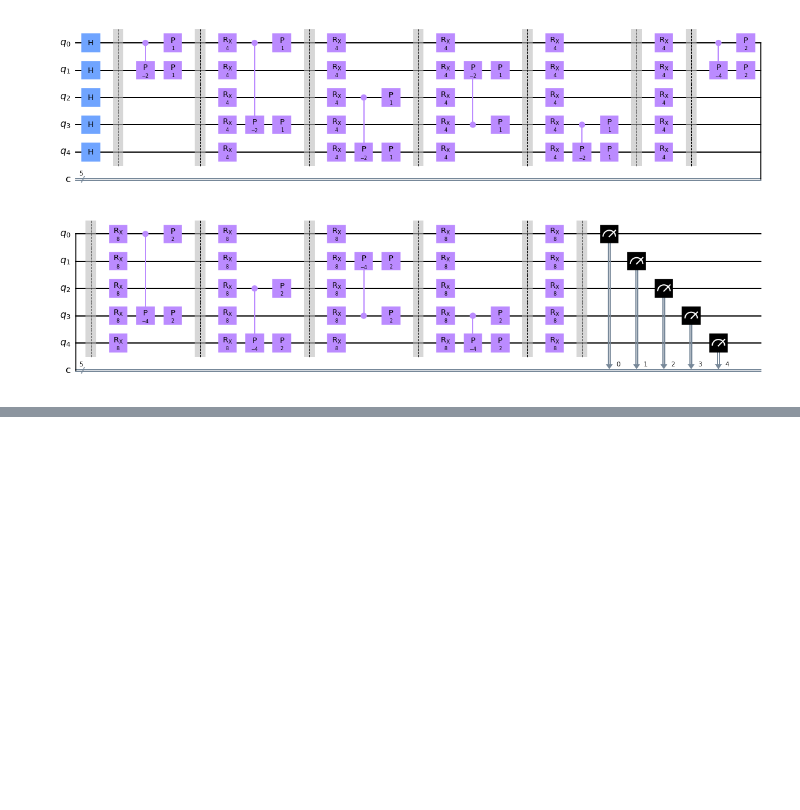
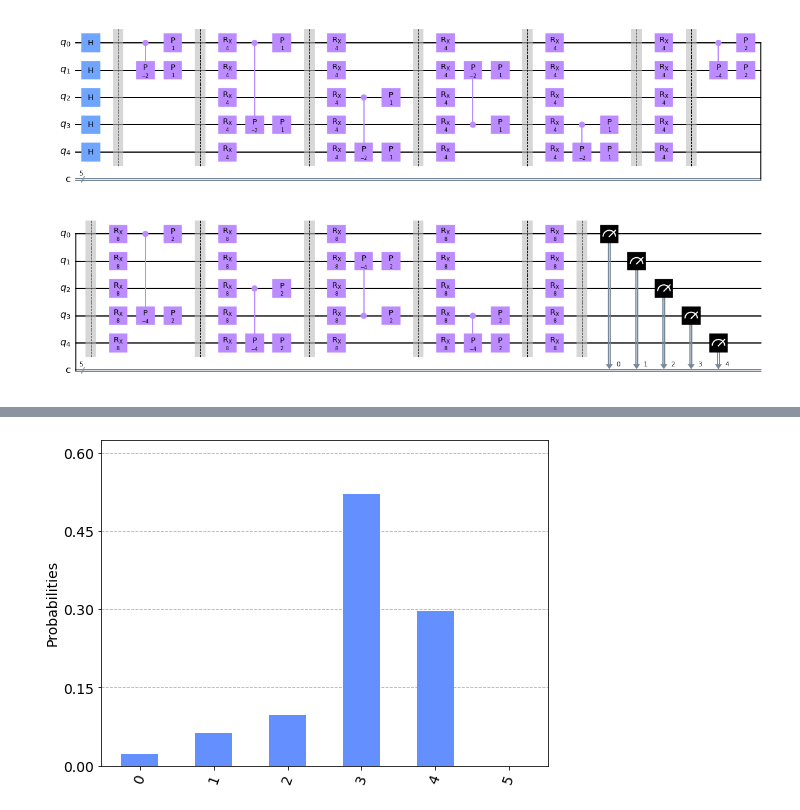
Before and after one commit to RodrigoAVargasHdz/qaoa_maxcut, a Jupyter notebook: maxcut_qaoa_ravh.ipynb, the cells around one changed output, grey strips where cells are left out. Saved outputs shown, nothing was run; the diff lists cells and outputs as text; code cells hidden in the pictures; blank space fills up the shorter version.

```diff
--- a/maxcut_qaoa_ravh.ipynb
+++ b/maxcut_qaoa_ravh.ipynb
@@ -291,0 +309,20 @@ QAOA.draw(output='mpl')
+# %%
+counts = QAOA_results.get_counts()
+
+av_C = 0
+max_C = [0,0]
+hist  = {}
+
+for j in range(len(G.edges())+1):
+    hist[str(j)] = hist.get(str(j),0)
+
+    for sample in list(counts.keys()):
+        x = [int(num) for num in list(sample)]
+        tmp_eng = cost_function_C(x,G)
+        av_C = av_C + counts[sample]*tmp_eng
+        hist[str(round(tmp_eng))] = hist.get(str(round(tmp_eng)),0) + counts[sample]
+        if( max_C[1] < tmp_eng):
+            max_C[0] = sample
+            max_C[1] = tmp_eng
+
+    M1_sampled = av_C/shots
@@ -291,0 +359,4 @@ QAOA.draw(output='mpl')
+# %%
+plot_histogram(hist,figsize = (8,6),bar_labels = False)
+# %% [output]
+[figure, added]
```
Also changed, not shown: parts of 8 cells of this notebook.
